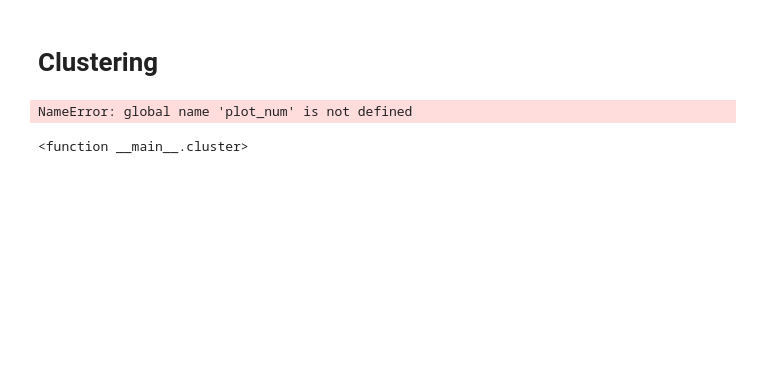
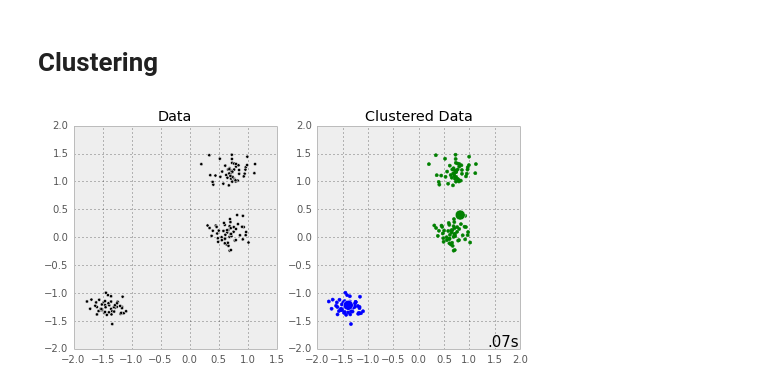
Before and after one commit to aboSamoor/data_science_course, a Jupyter notebook: ML.ipynb, the cells around one changed output. Drawn from its saved outputs; the diff is of its cells as text; code cells hidden in the pictures; blank space fills up the shorter version.

Commit message:
Add description and fix clustering

```diff
--- a/ML.ipynb
+++ b/ML.ipynb
@@ -482,8 +586,4 @@ clustering_algos = {
 # %%
-colors = np.array([x for x in 'bgrcmykbgrcmykbgrcmykbgrcmyk'])
-colors = np.hstack([colors] * 20)
-
-
 def cluster(ds_name, algo_name):
   dataset = datasets_collection[ds_name]
   algorithm = clustering_algos[algo_name]
@@ -511,11 +611,12 @@ def cluster(ds_name, algo_name):
   else:
     y_pred = algorithm.predict(X)
 
-  # plot
-  plt.subplot(4, 7, plot_num)
-  if i_dataset == 0:
-    plt.title(name, size=18)
-  plt.scatter(X[:, 0], X[:, 1], color=colors[y_pred].tolist(), s=10)
+  fig, axes = plt.subplots(1, 2)
+  fig.set_size_inches((8,4))
+  axes[0].scatter(X[:, 0], X[:, 1], c='black', s=10)
+  axes[0].set_title('Data')
+  axes[1].scatter(X[:, 0], X[:, 1], color=colors[y_pred].tolist(), s=10)
+  axes[1].set_title('Clustered Data')
 
   if hasattr(algorithm, 'cluster_centers_'):
             centers = algorithm.cluster_centers_
@@ -529,9 +630,8 @@ def cluster(ds_name, algo_name):
 # %%
 from IPython.html.widgets import interact, RadioButtonsWidget, IntSliderWidget, TextWidget, DropdownWidget
 # %%
-interact(cluster,
-         algo_name=DropdownWidget(values=clustering_algos.keys()),
-         ds_name=RadioButtonsWidget(values=datasets_collection.keys()))
+_ = interact(cluster,
+             algo_name=DropdownWidget(values=clustering_algos.keys()),
+             ds_name=RadioButtonsWidget(values=datasets_collection.keys()))
 # %% [output]
-NameError: global name 'plot_num' is not defined
-<function __main__.cluster>
+[figure, added]
```
Also changed, not shown: parts of 44 cells of this notebook.
